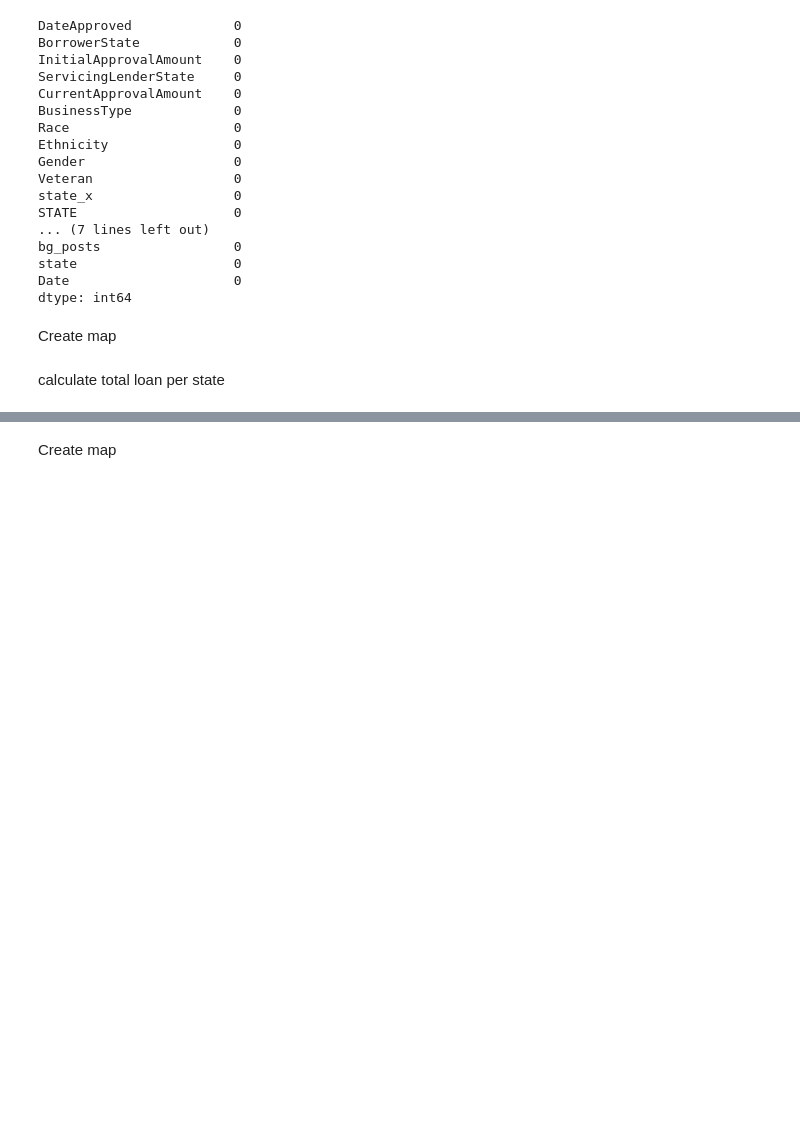
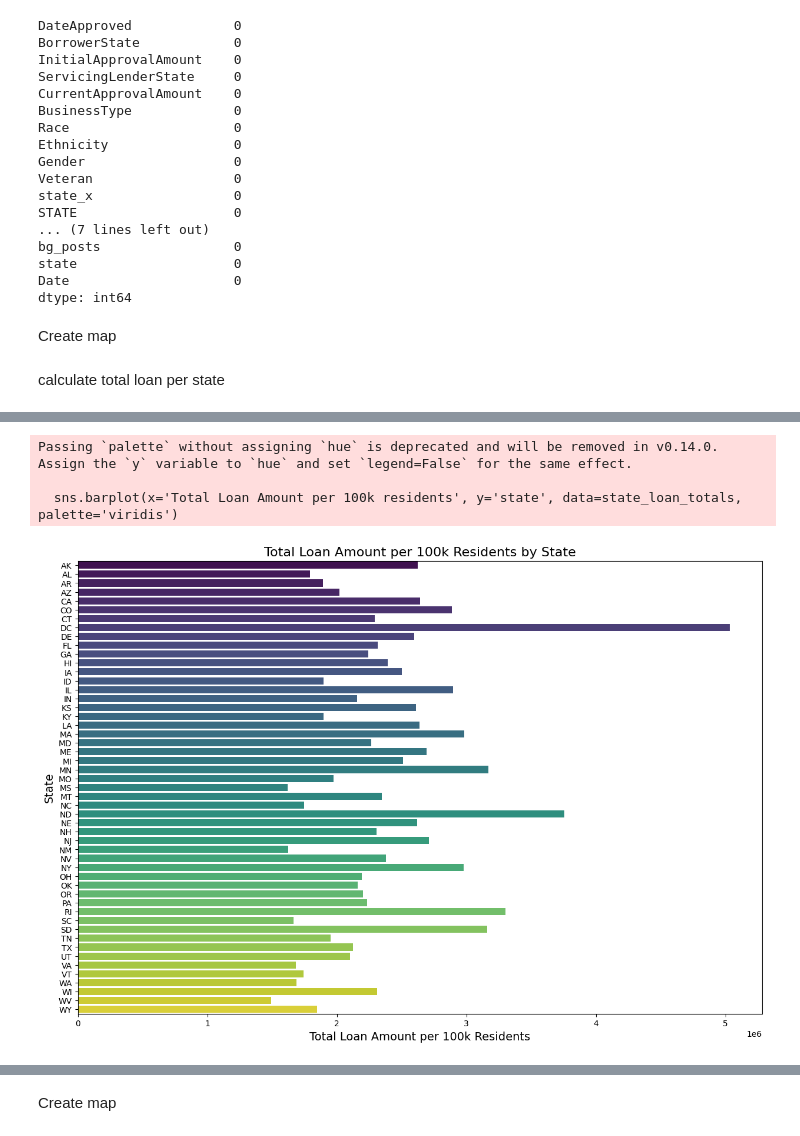
Before and after one commit to khadjiantonis/Data-Engineering, a Jupyter notebook: Data Engineering exc2.ipynb, the cells around one changed output, grey strips where cells are left out. Cells and saved outputs as stored; diff of their text form; code cells hidden in the pictures; blank space fills up the shorter version.

```diff
--- a/Data Engineering exc2.ipynb
+++ b/Data Engineering exc2.ipynb
@@ -512,0 +521,18 @@ state_loan_totals[['state', 'Total Loan Amount per 100k residents']].to_csv('Cov
+# %%
+plt.figure(figsize=(15, 10))
+
+# Create the bar plot
+sns.barplot(x='Total Loan Amount per 100k residents', y='state', data=state_loan_totals, palette='viridis')
+
+# Add titles and labels
+plt.title('Total Loan Amount per 100k Residents by State', fontsize=16)
+plt.xlabel('Total Loan Amount per 100k Residents', fontsize=14)
+plt.ylabel('State', fontsize=14)
+
+# Show the plot
+plt.show()
+# %% [output]
+Passing `palette` without assigning `hue` is deprecated and will be removed in v0.14.0. Assign the `y` variable to `hue` and set `legend=False` for the same effect.
+
+  sns.barplot(x='Total Loan Amount per 100k residents', y='state', data=state_loan_totals, palette='viridis')
+[figure, added]
```
Also changed, not shown: parts of 14 cells of this notebook.
